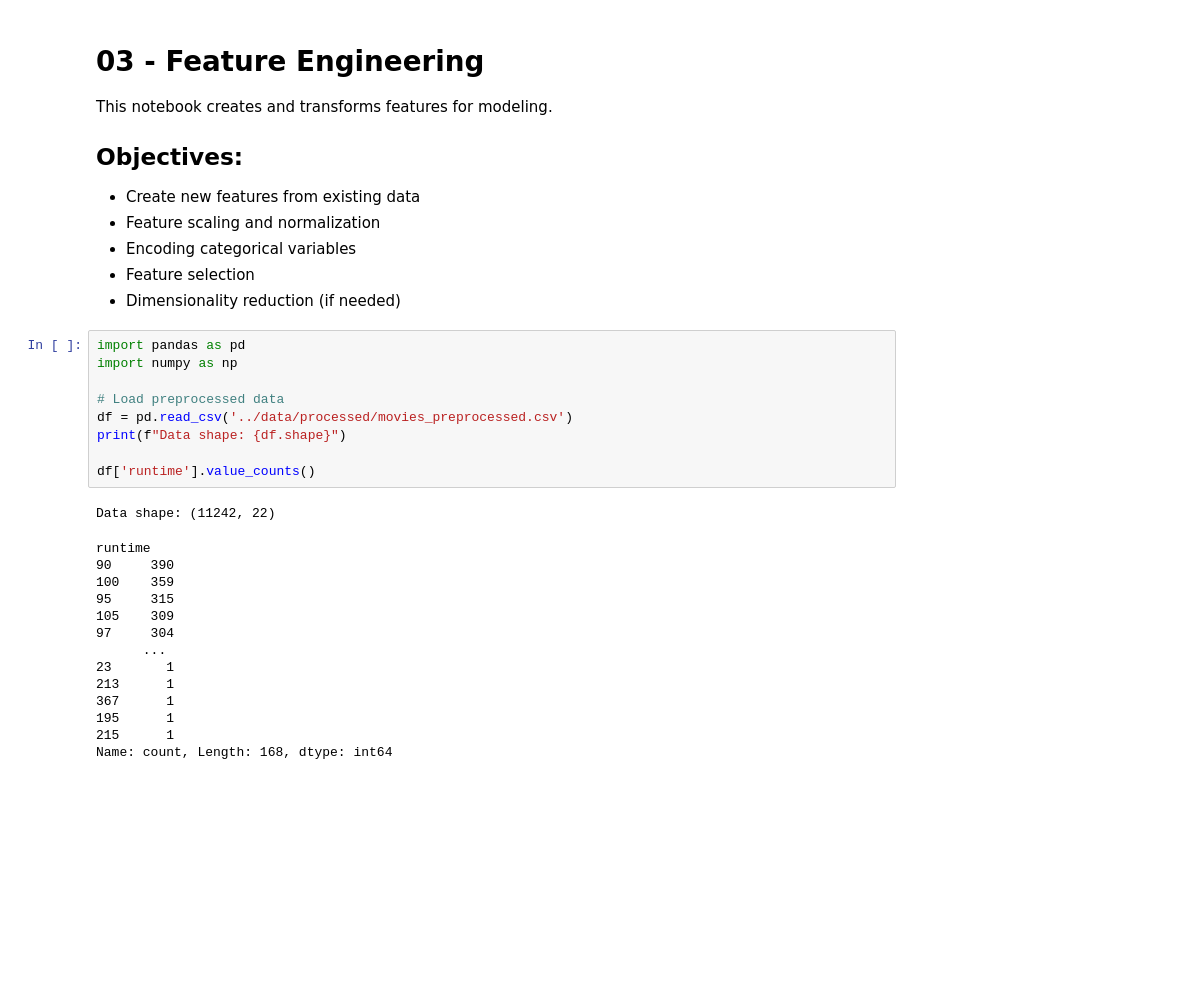
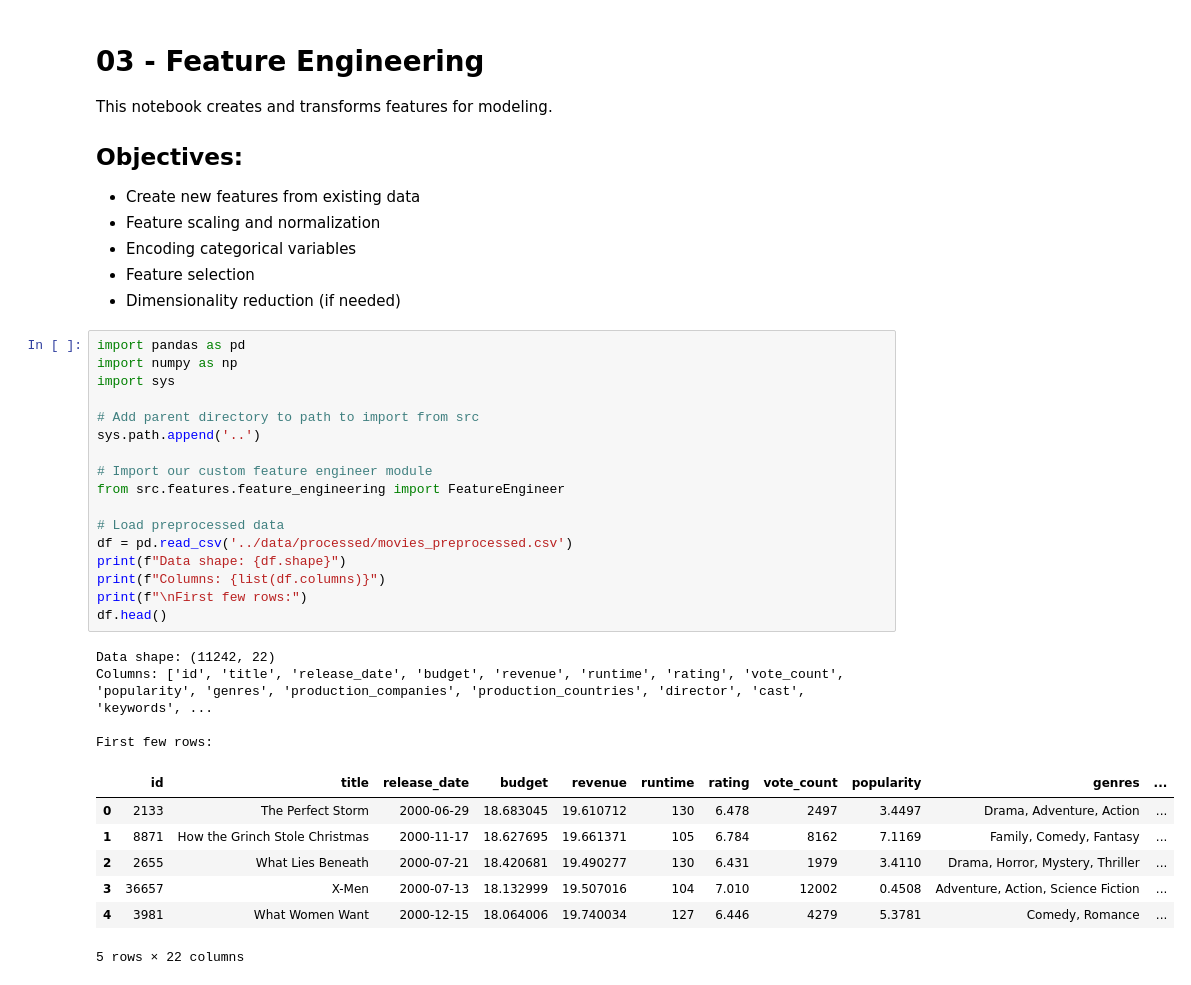
Before and after one commit to TThanhc/movie-revenue-predictor, a Jupyter notebook: notebooks/03_feature_engineering.ipynb, the cells around one changed output. Drawn from its saved outputs; the diff is of its cells as text; blank space fills up the shorter version.

Commit message:
feat(feature engineering): refactor feature engineering code

```diff
--- a/notebooks/03_feature_engineering.ipynb
+++ b/notebooks/03_feature_engineering.ipynb
@@ -12,25 +12,30 @@ This notebook creates and transforms features for modeling.
 # %%
 import pandas as pd
 import numpy as np
+import sys
+
+# Add parent directory to path to import from src
+sys.path.append('..')
+
+# Import our custom feature engineer module
+from src.features.feature_engineering import FeatureEngineer
 
 # Load preprocessed data
 df = pd.read_csv('../data/processed/movies_preprocessed.csv')
 print(f"Data shape: {df.shape}")
-
-df['runtime'].value_counts()
+print(f"Columns: {list(df.columns)}")
+print(f"\nFirst few rows:")
+df.head()
 # %% [output]
 Data shape: (11242, 22)
+Columns: ['id', 'title', 'release_date', 'budget', 'revenue', 'runtime', 'rating', 'vote_count', 'popularity', 'genres', 'production_companies', 'production_countries', 'director', 'cast', 'keywords', ...
+
+First few rows:
+|  | id | title | release_date | budget | revenue | runtime | rating | vote_count | popularity | genres | ... |
+| 0 | 2133 | The Perfect Storm | 2000-06-29 | 18.683045 | 19.610712 | 130 | 6.478 | 2497 | 3.4497 | Drama, Adventure, Action | ... |
+| 1 | 8871 | How the Grinch Stole Christmas | 2000-11-17 | 18.627695 | 19.661371 | 105 | 6.784 | 8162 | 7.1169 | Family, Comedy, Fantasy | ... |
+| 2 | 2655 | What Lies Beneath | 2000-07-21 | 18.420681 | 19.490277 | 130 | 6.431 | 1979 | 3.4110 | Drama, Horror, Mystery, Thriller | ... |
+| 3 | 36657 | X-Men | 2000-07-13 | 18.132999 | 19.507016 | 104 | 7.010 | 12002 | 0.4508 | Adventure, Action, Science Fiction | ... |
+| 4 | 3981 | What Women Want | 2000-12-15 | 18.064006 | 19.740034 | 127 | 6.446 | 4279 | 5.3781 | Comedy, Romance | ... |
-runtime
-90     390
-100    359
-95     315
-105    309
-97     304
-      ...
-23       1
-213      1
-367      1
-195      1
-215      1
-Name: count, Length: 168, dtype: int64
+5 rows × 22 columns
 # %%
```
Also changed, not shown: parts of 4 cells of this notebook.
